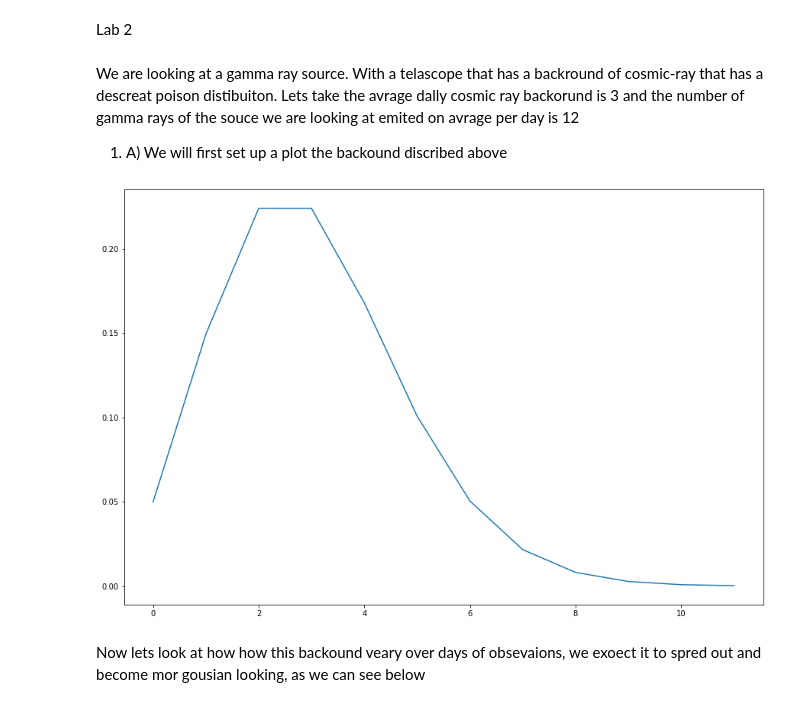
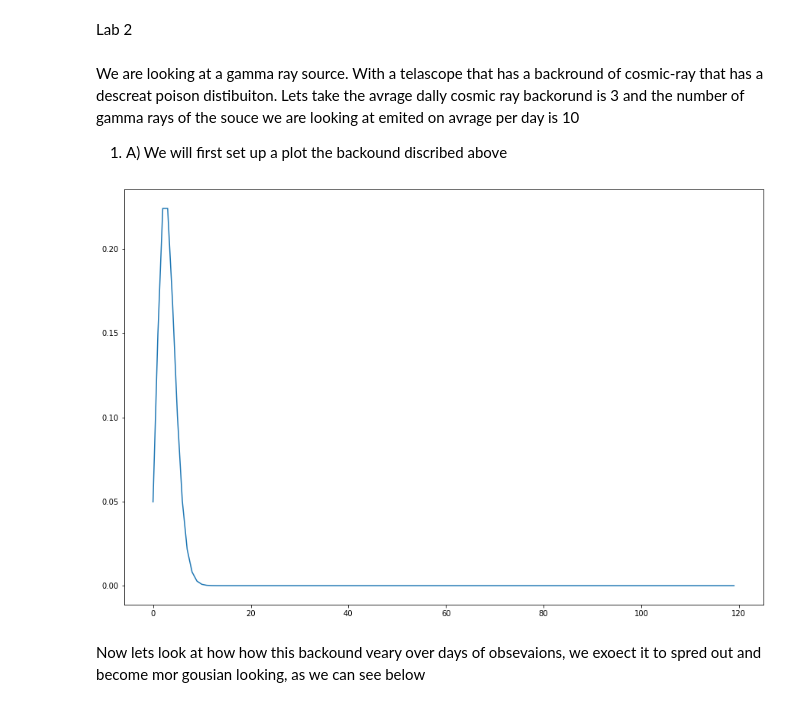
Before and after one commit to GammasBox/phys434Lab, a Jupyter notebook: Lab#2.ipynb, the cells around one changed output. Cells and saved outputs as stored; diff of their text form; code cells hidden in the pictures.

```diff
--- a/Lab#2.ipynb
+++ b/Lab#2.ipynb
@@ -2,7 +2,7 @@
 Lab 2
 # %% [markdown]
 We are looking at a gamma ray source. With a telascope that has a backround of cosmic-ray that has a descreat poison distibuiton.
-Lets take the avrage dally cosmic ray backorund is 3 and the number of gamma rays of the souce we are looking at emited on avrage per day is 12
+Lets take the avrage dally cosmic ray backorund is 3 and the number of gamma rays of the souce we are looking at emited on avrage per day is 10
 
 1. A)
 We will first set up a plot the backound discribed above
@@ -20,16 +20,16 @@ plt.rcParams["figure.figsize"] = (15,10)
 # %%
 #lets set up a posion distuboing
 
 #x = np.arange(stats.poisson.pmf(0.01, mu),stats.poisson.ppf(0.99, mu))
 mu = 3
-x=list(range(12))
+x=list(range(120))
 Background = scipy.stats.poisson.pmf(x,mu)
 #xAx=x*n
 #Backgound = stats.poisson.rvs(mu, size=100)
 plt.plot(Background)
 plt.show()
 # %% [output]
-[figure, old version]
+[figure, new version]
 # %%
 def multiconvolve (x,n):
     Backgound=x
```
Also changed, not shown: parts of 22 cells of this notebook.
